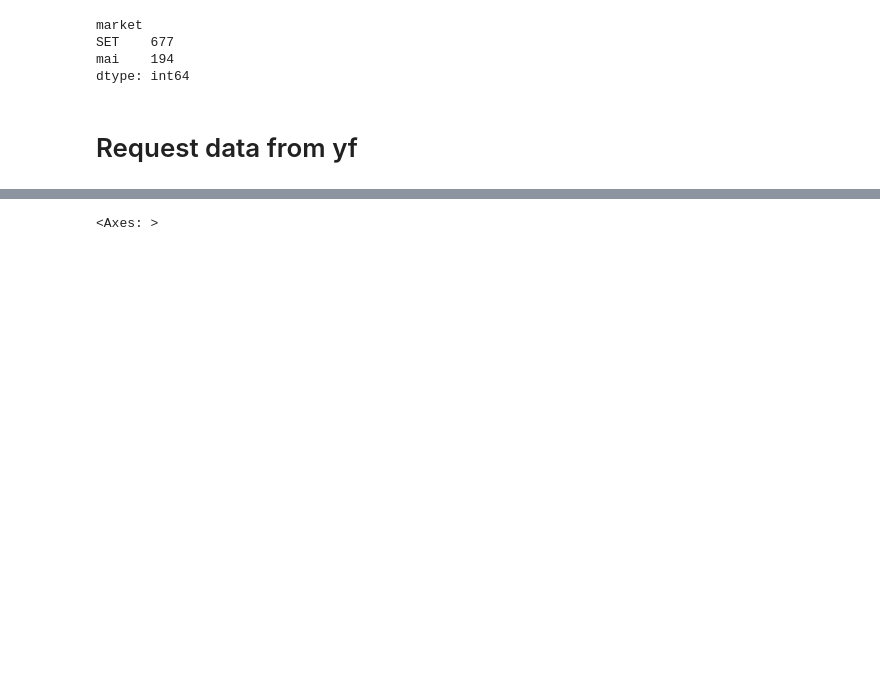
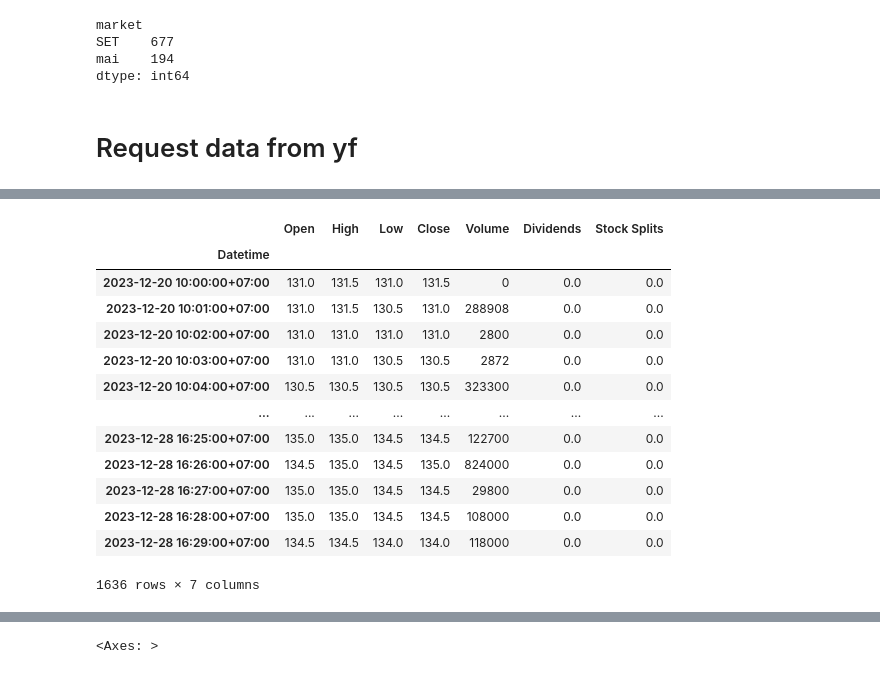
Before and after one commit to NatapolLim/Stock-Analytics, a Jupyter notebook: experiment_notebooks/0-ingest_data.ipynb, the cells around one changed output, grey strips where cells are left out. Saved outputs shown, nothing was run; the diff lists cells and outputs as text; code cells hidden in the pictures; blank space fills up the shorter version.

```diff
--- a/experiment_notebooks/0-ingest_data.ipynb
+++ b/experiment_notebooks/0-ingest_data.ipynb
@@ -93,0 +76,18 @@ df
+# %%
+df = ticker.history(period='7d', interval='1m')
+df
+# %% [output]
+|  | Open | High | Low | Close | Volume | Dividends | Stock Splits |
+| Datetime |  |  |  |  |  |  |  |
+| 2023-12-20 10:00:00+07:00 | 131.0 | 131.5 | 131.0 | 131.5 | 0 | 0.0 | 0.0 |
+| 2023-12-20 10:01:00+07:00 | 131.0 | 131.5 | 130.5 | 131.0 | 288908 | 0.0 | 0.0 |
+| 2023-12-20 10:02:00+07:00 | 131.0 | 131.0 | 131.0 | 131.0 | 2800 | 0.0 | 0.0 |
+| 2023-12-20 10:03:00+07:00 | 131.0 | 131.0 | 130.5 | 130.5 | 2872 | 0.0 | 0.0 |
+| 2023-12-20 10:04:00+07:00 | 130.5 | 130.5 | 130.5 | 130.5 | 323300 | 0.0 | 0.0 |
+| ... | ... | ... | ... | ... | ... | ... | ... |
+| 2023-12-28 16:25:00+07:00 | 135.0 | 135.0 | 134.5 | 134.5 | 122700 | 0.0 | 0.0 |
+| 2023-12-28 16:26:00+07:00 | 134.5 | 135.0 | 134.5 | 135.0 | 824000 | 0.0 | 0.0 |
+| 2023-12-28 16:27:00+07:00 | 135.0 | 135.0 | 134.5 | 134.5 | 29800 | 0.0 | 0.0 |
+| 2023-12-28 16:28:00+07:00 | 135.0 | 135.0 | 134.5 | 134.5 | 108000 | 0.0 | 0.0 |
+| 2023-12-28 16:29:00+07:00 | 134.5 | 134.5 | 134.0 | 134.0 | 118000 | 0.0 | 0.0 |
+1636 rows × 7 columns
```
Also changed, not shown: parts of 17 cells of this notebook, 12 other files.
